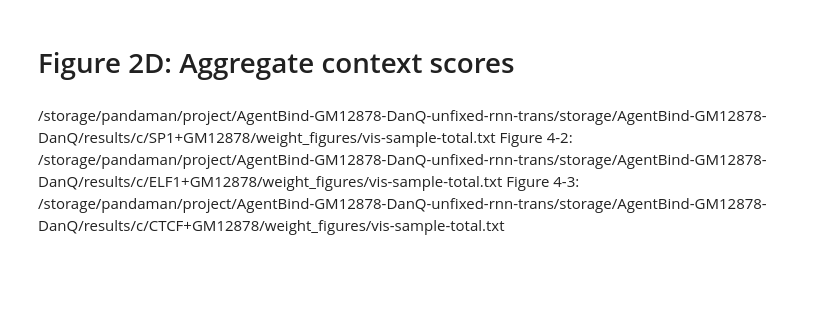
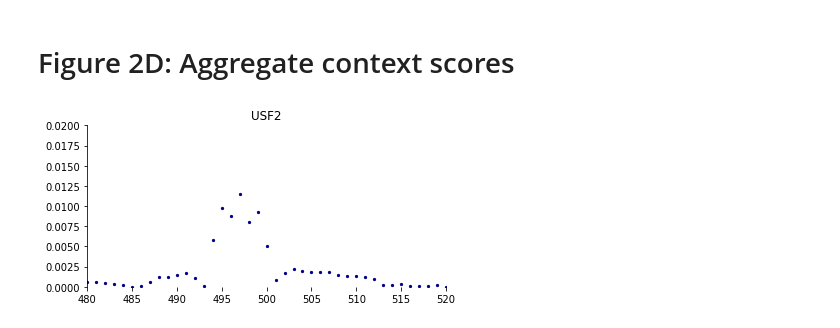
Before and after one commit to gymreklab/agent-bind-analyses, a Jupyter notebook: Figures/AgentBind_Figure2.ipynb, the cells around one changed output. Saved outputs shown, nothing was run; the diff lists cells and outputs as text; code cells hidden in the pictures; blank space fills up the shorter version.

```diff
--- a/Figures/AgentBind_Figure2.ipynb
+++ b/Figures/AgentBind_Figure2.ipynb
@@ -155,8 +217,37 @@ fig.savefig("real_eval_example_%s.pdf"%exnum)
 # %% [markdown]
 # Figure 2D: Aggregate context scores
-# %% [markdown]
-/storage/pandaman/project/AgentBind-GM12878-DanQ-unfixed-rnn-trans/storage/AgentBind-GM12878-DanQ/results/c/SP1+GM12878/weight_figures/vis-sample-total.txt
-Figure 4-2:
-/storage/pandaman/project/AgentBind-GM12878-DanQ-unfixed-rnn-trans/storage/AgentBind-GM12878-DanQ/results/c/ELF1+GM12878/weight_figures/vis-sample-total.txt
-Figure 4-3:
-/storage/pandaman/project/AgentBind-GM12878-DanQ-unfixed-rnn-trans/storage/AgentBind-GM12878-DanQ/results/c/CTCF+GM12878/weight_figures/vis-sample-total.txt
+# %%
+def draw_sample_ttl(TF):
+    ex_danq_f = "/storage/pandaman/project/AgentBind-GM12878-DanQ-unfixed-rnn-trans/storage/AgentBind-GM12878-DanQ/results/c/%s+GM12878/weight_figures/vis-sample-total.txt"%(TF)
+    ex_ds_f = "/storage/pandaman/project/AgentBind-GM12878-DeepSEA-unfixed/storage/AgentBind-GM12878-DeepSEA/results/c/%s+GM12878/weight_figures/vis-sample-total.txt"%(TF)
+    danq = [abs(float(item.strip().split()[1])) for item in open(ex_danq_f, "r").readlines()[1:]]
+    ds = [abs(float(item.strip().split()[1])) for item in open(ex_ds_f, "r").readlines()[1:]]
+
+    sval = 1
+    color = "darkblue"
+
+    xvals = range(len(danq))
+
+    # Set middle region to 0
+    #for i in range(480, 521): danq[i] = 0
+
+    fig = plt.figure()
+    fig.set_size_inches((6,3))
+    ax = fig.add_subplot(111)
+    ax.scatter(xvals, [(item) for item in danq],  color=color, s=5.0);
+    #ax.set_xticks(np.arange(0, 1001, 100))
+    ax.spines['right'].set_visible(False)
+    ax.spines['top'].set_visible(False)
+    ax.spines['bottom'].set_visible(False)
+    ax.set_ylim(bottom=min(danq), top=0.02)
+    ax.axhline(y=0, color="gray", linewidth=0.5)
+    #ax.set_xticklabels(list(np.arange(-500, 1, 100)) + ["+%s"%item for item in np.arange(100, 501, 100)])
+    ax.set_xlim(left=480, right=520)
+    plt.title(TF)
+    fig.tight_layout()
+
+#for TF in TF_list:
+#    draw_sample_ttl(TF)
+draw_sample_ttl("USF2")
+# %% [output]
+[figure, added]
```
Also changed, not shown: parts of 6 cells of this notebook, 6 other files.
